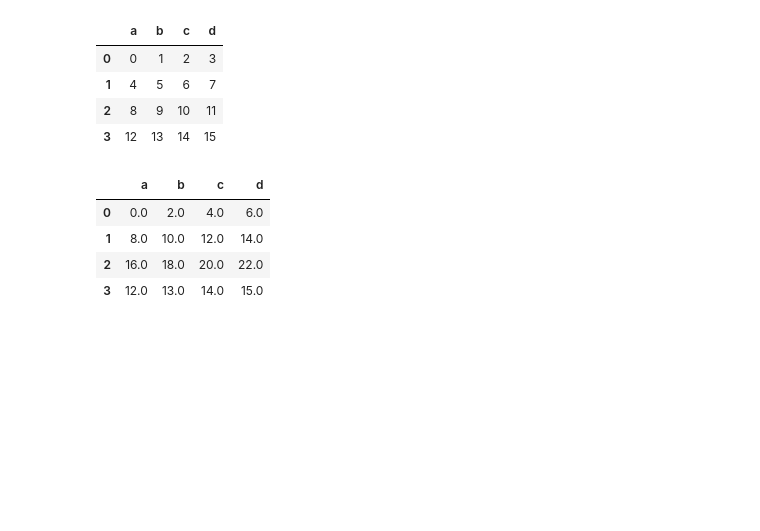
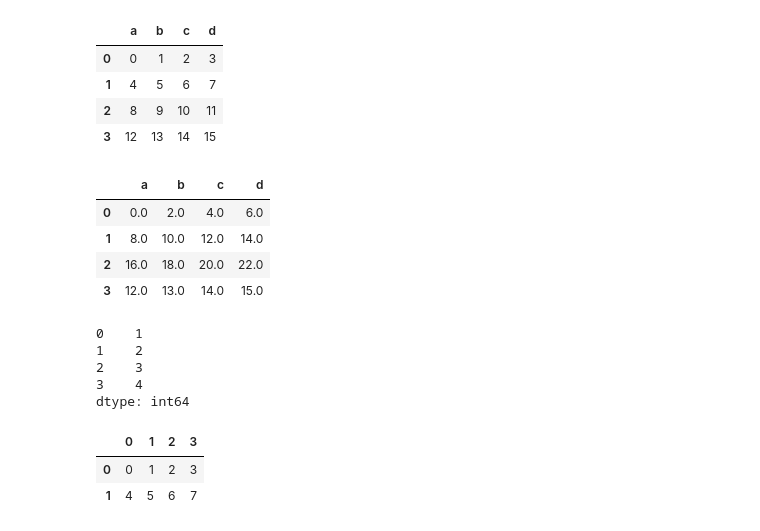
Before and after one commit to jenstem/data-analysis, a Jupyter notebook: Data Analysis/demo.ipynb, the cells around one changed output. Drawn from its saved outputs; the diff is of its cells as text; code cells hidden in the pictures; blank space fills up the shorter version.

Commit message:
Test adding a Series w a DataFrame

```diff
--- a/Data Analysis/demo.ipynb
+++ b/Data Analysis/demo.ipynb
@@ -597,3 +597,19 @@ d1.add(d2,fill_value=0)
 | 1 | 8.0 | 10.0 | 12.0 | 14.0 |
 | 2 | 16.0 | 18.0 | 20.0 | 22.0 |
 | 3 | 12.0 | 13.0 | 14.0 | 15.0 |
+# %%
+s = Series([1,2,3,4])
+d = DataFrame(np.arange(8).reshape(2,4))
+s
+# %% [output]
+0    1
+1    2
+2    3
+3    4
+dtype: int64
+# %%
+d
+# %% [output]
+|  | 0 | 1 | 2 | 3 |
+| 0 | 0 | 1 | 2 | 3 |
+| 1 | 4 | 5 | 6 | 7 |
```
